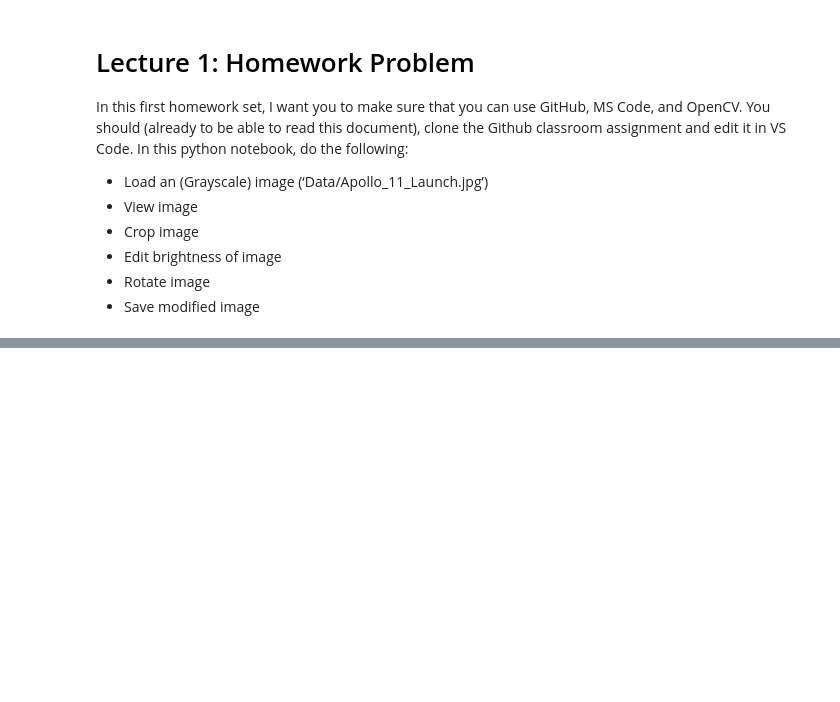
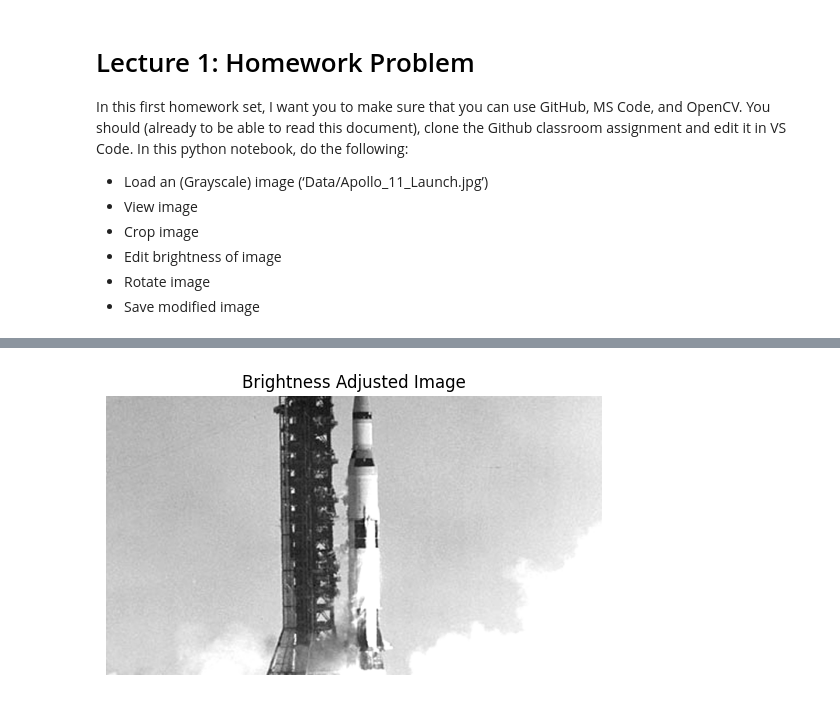
Before and after one commit to SSOE-ECE1390/verifying-setup-sarahSW-shiqi, a Jupyter notebook: Homework_0.ipynb, the cells around one changed output, grey strips where cells are left out. Drawn from its saved outputs; the diff is of its cells as text; code cells hidden in the pictures; blank space fills up the shorter version.

```diff
--- a/Homework_0.ipynb
+++ b/Homework_0.ipynb
@@ -79,0 +53,13 @@ Error:
+# %%
+# -----------------------------
+# 4. Edit brightness
+# -----------------------------
+# Increase brightness by adding a value (clip to [0,255])
+bright_img = cv2.convertScaleAbs(crop_img, alpha=1, beta=50)  # beta = brightness offset
+
+plt.imshow(bright_img, cmap='gray')
+plt.title("Brightness Adjusted Image")
+plt.axis('off')
+plt.show()
+# %% [output]
+[figure, added]
```
Also changed, not shown: parts of 4 cells of this notebook, 1 other file.
